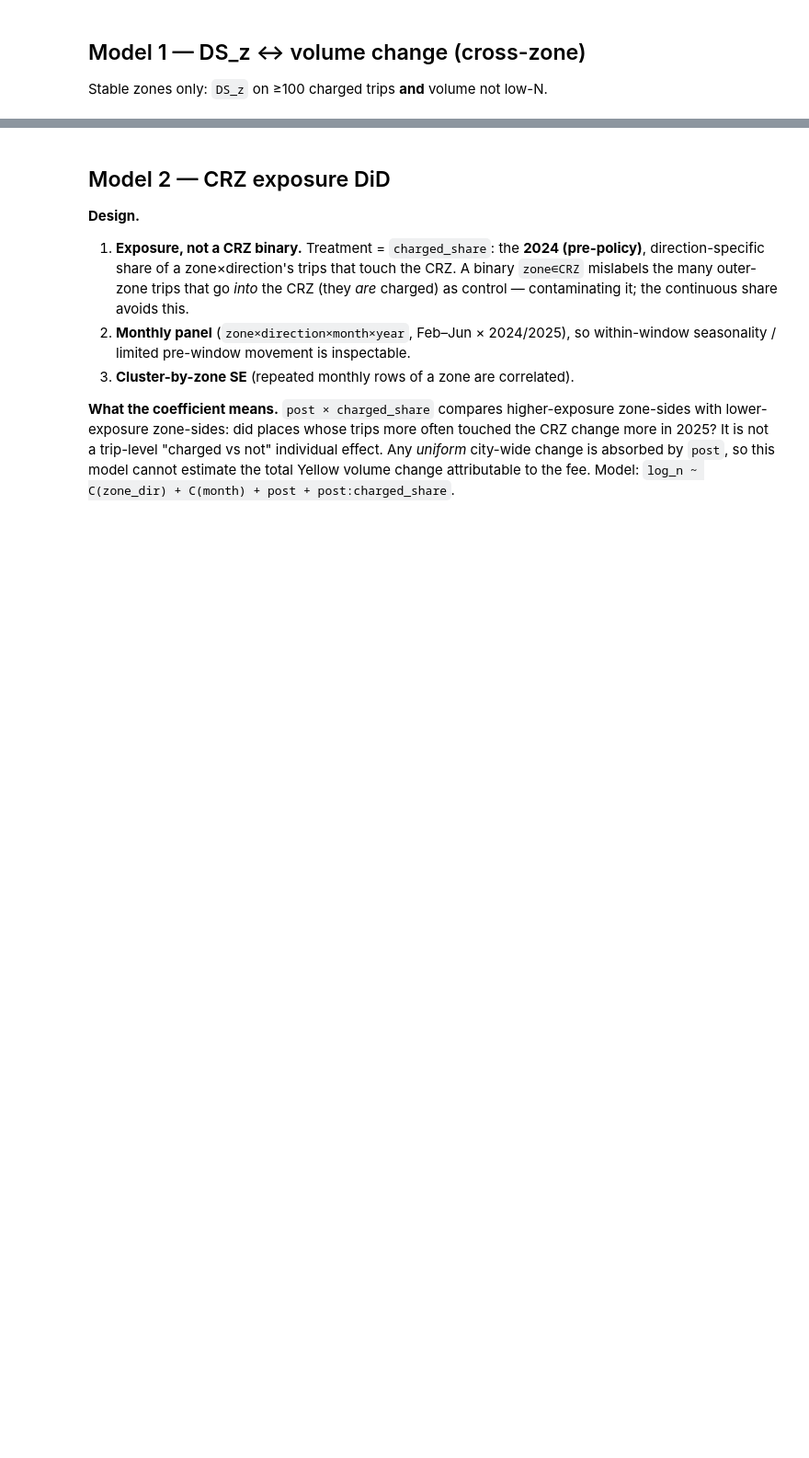
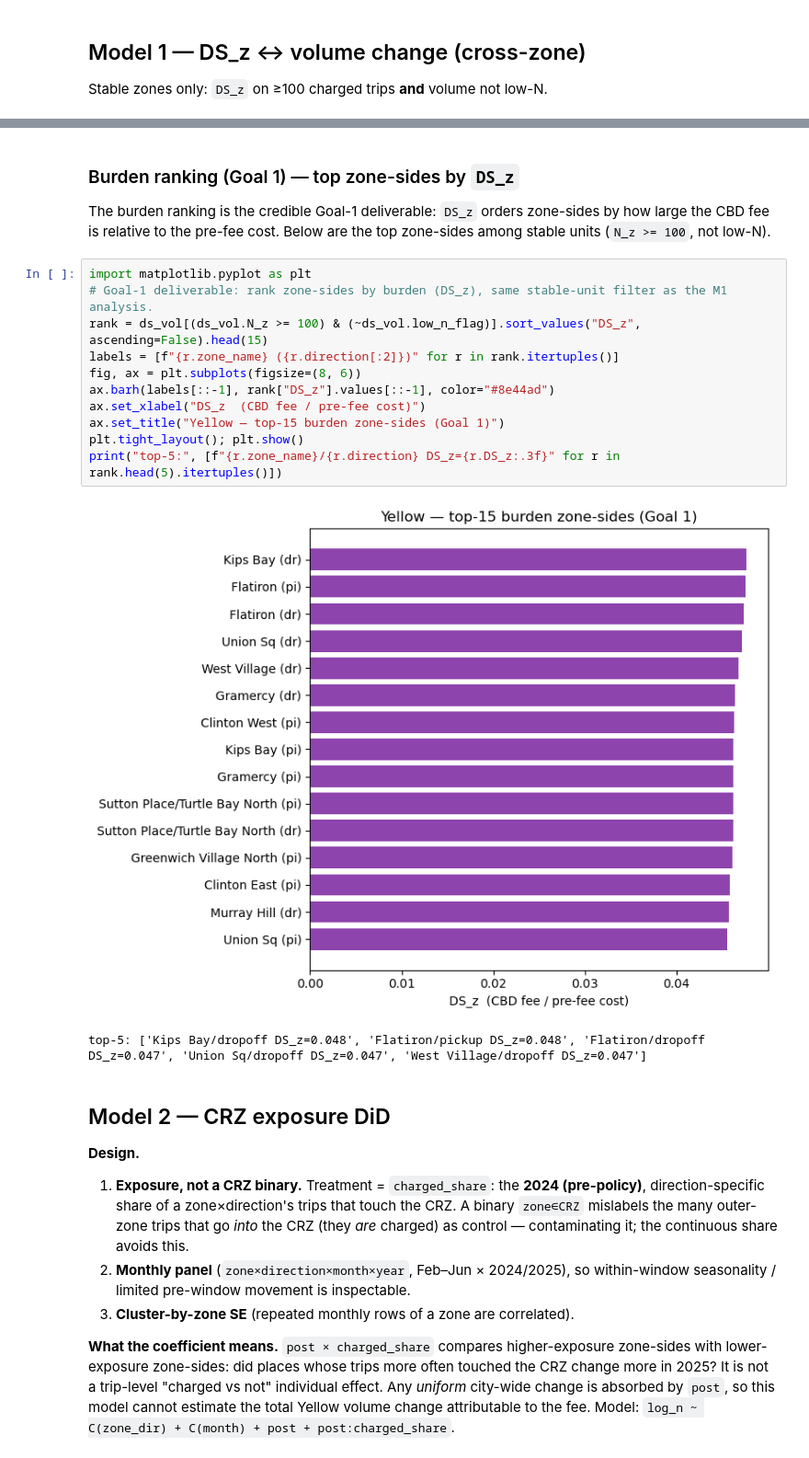
Before and after one commit to Erdos-Projects/summer26-congestion-pricing, a Jupyter notebook: notebooks/yellow_model1_model2.ipynb, the cells around one changed output, grey strips where cells are left out. Shown at 92% size. Cells and saved outputs as stored; diff of their text form; blank space fills up the shorter version.

Commit message:
EDA summary
update EDA summary and minor change on yellow taxi part

```diff
--- a/notebooks/yellow_model1_model2.ipynb
+++ b/notebooks/yellow_model1_model2.ipynb
@@ -133,6 +133,24 @@ and a first correlational look, but the volume effect (Goal 2) is **unidentified
 bias direction, an inability to attribute. That is why we move to the DiD designs: **Model 2** adds
 a geographic control group + time dimension (assumption becomes *inspectable*), and **Model 3** varies
 fee size within the same zone (yellow $0.75 vs HVFHV $1.50), reducing the geographic confound but relying on its own cross-vehicle assumptions.
+# %% [markdown]
+### Burden ranking (Goal 1) — top zone-sides by `DS_z`
+
+The burden ranking is the credible Goal-1 deliverable: `DS_z` orders zone-sides by how large the CBD fee is relative to the pre-fee cost. Below are the top zone-sides among stable units (`N_z >= 100`, not low-N).
+# %%
+import matplotlib.pyplot as plt
+# Goal-1 deliverable: rank zone-sides by burden (DS_z), same stable-unit filter as the M1 analysis.
+rank = ds_vol[(ds_vol.N_z >= 100) & (~ds_vol.low_n_flag)].sort_values("DS_z", ascending=False).head(15)
+labels = [f"{r.zone_name} ({r.direction[:2]})" for r in rank.itertuples()]
+fig, ax = plt.subplots(figsize=(8, 6))
+ax.barh(labels[::-1], rank["DS_z"].values[::-1], color="#8e44ad")
+ax.set_xlabel("DS_z  (CBD fee / pre-fee cost)")
+ax.set_title("Yellow — top-15 burden zone-sides (Goal 1)")
+plt.tight_layout(); plt.show()
+print("top-5:", [f"{r.zone_name}/{r.direction} DS_z={r.DS_z:.3f}" for r in rank.head(5).itertuples()])
+# %% [output]
+[figure, added]
+top-5: ['Kips Bay/dropoff DS_z=0.048', 'Flatiron/pickup DS_z=0.048', 'Flatiron/dropoff DS_z=0.047', 'Union Sq/dropoff DS_z=0.047', 'West Village/dropoff DS_z=0.047']
 # %% [markdown]
 ## Model 2 — CRZ exposure DiD
 
```
Also changed, not shown: parts of 16 cells of this notebook, 28 other files.
